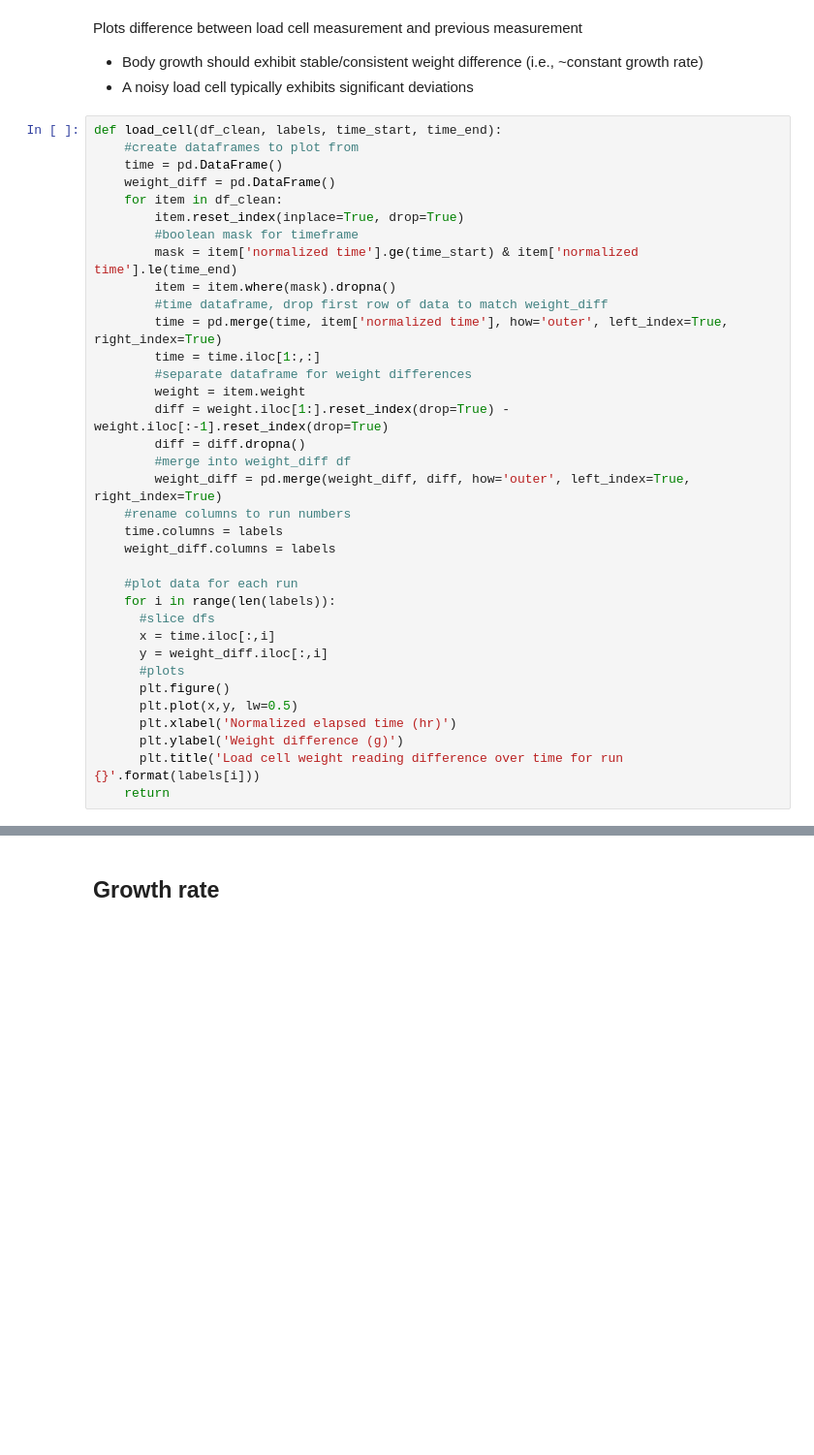
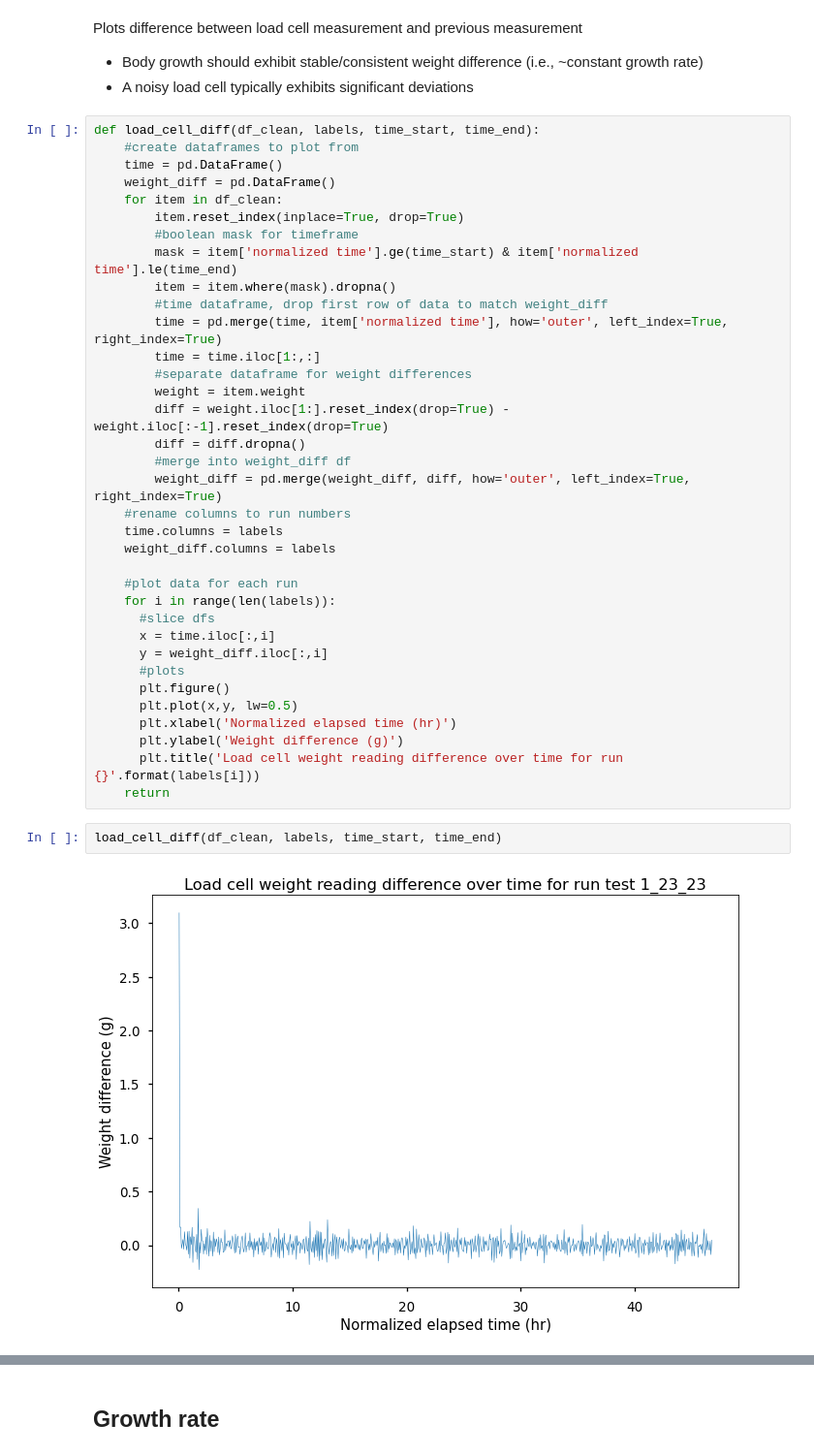
Before and after one commit to chemengage/crystaldata, a Jupyter notebook: ADC_tool_v1.ipynb, the cells around one changed output, grey strips where cells are left out. Shown at 97% size. Drawn from its saved outputs; the diff is of its cells as text; blank space fills up the shorter version.

```diff
--- a/ADC_tool_v1.ipynb
+++ b/ADC_tool_v1.ipynb
@@ -478,7 +478,7 @@ Plots difference between load cell measurement and previous measurement
 *   Body growth should exhibit stable/consistent weight difference (i.e., ~constant growth rate)
 *   A noisy load cell typically exhibits significant deviations
 # %%
-def load_cell(df_clean, labels, time_start, time_end):
+def load_cell_diff(df_clean, labels, time_start, time_end):
     #create dataframes to plot from
     time = pd.DataFrame()
     weight_diff = pd.DataFrame()
@@ -512,3 +512,7 @@ def load_cell(df_clean, labels, time_start, time_end):
       plt.ylabel('Weight difference (g)')
       plt.title('Load cell weight reading difference over time for run {}'.format(labels[i]))
     return
+# %%
+load_cell_diff(df_clean, labels, time_start, time_end)
+# %% [output]
+[figure, added]
```
Also changed, not shown: parts of 13 cells of this notebook.
